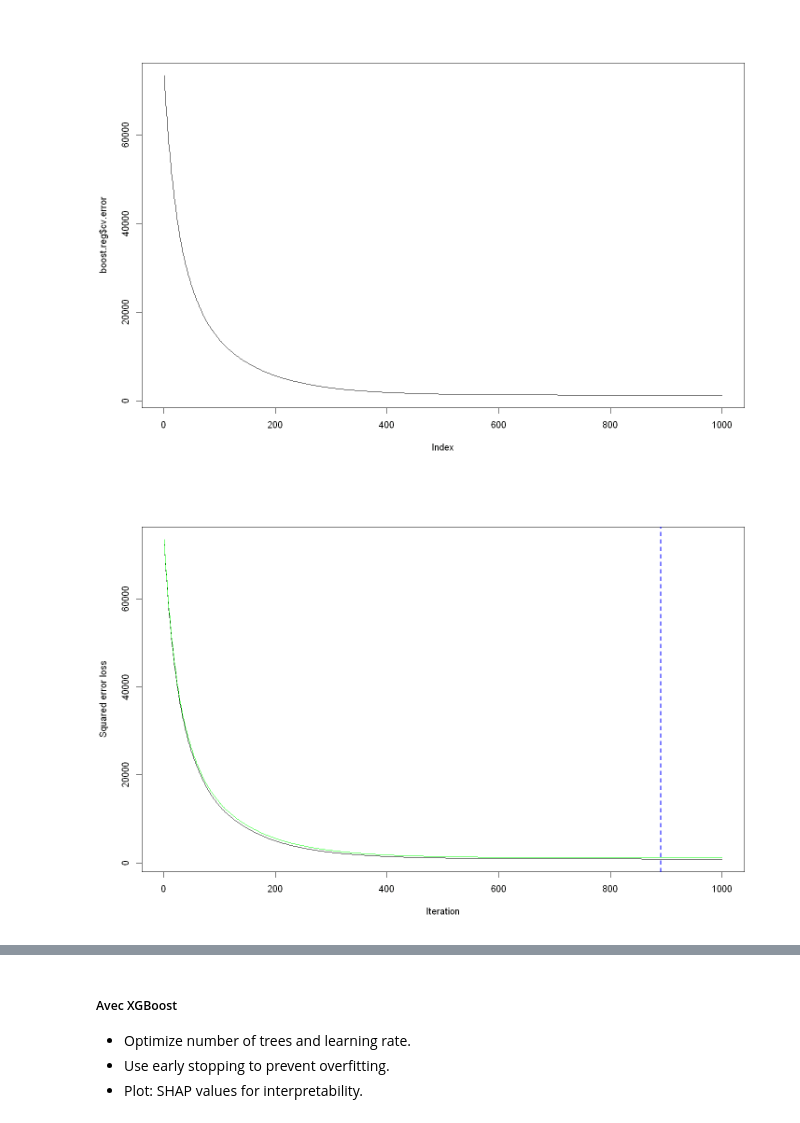
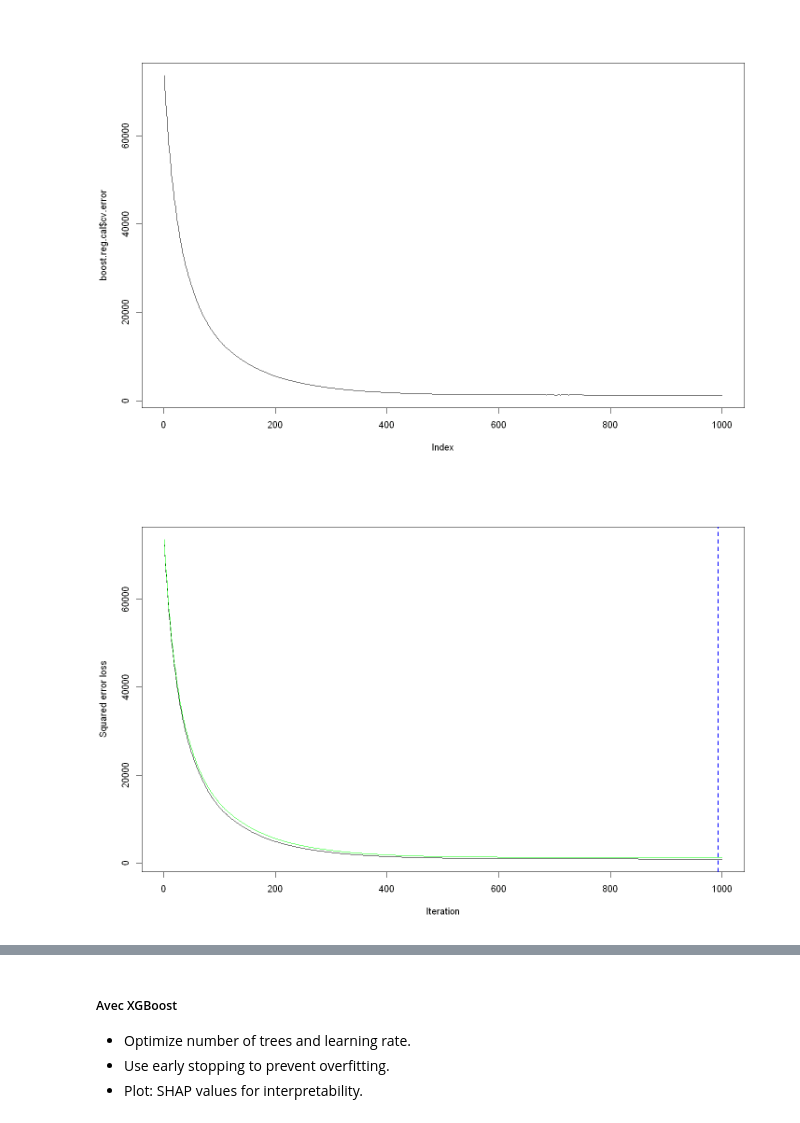
Before and after one commit to Dorianhgn/ProjetML4A, a Jupyter notebook: Calories_Burned/Dorian/R.ipynb, the cells around one changed output, grey strips where cells are left out. Cells and saved outputs as stored; diff of their text form; code cells hidden in the pictures.

```diff
--- a/Calories_Burned/Dorian/R.ipynb
+++ b/Calories_Burned/Dorian/R.ipynb
@@ -713,13 +730,13 @@ rm(p1, p2)
 # %%
 library(gbm)
 options(repr.plot.width=12, repr.plot.height=8)
-boost.reg = gbm(Calories_Burned ~ ., data = gym_train, distribution = "gaussian", n.trees = 1000,
+boost.reg.cal = gbm(Calories_Burned ~ ., data = gym_train, distribution = "gaussian", n.trees = 1000,
     cv.folds = 10, n.minobsinnode = 5, shrinkage = 0.03, verbose = FALSE)
 # fixer verbose à FALSE pour éviter trop de sorties
-plot(boost.reg$cv.error, type = "l")
+plot(boost.reg.cal$cv.error, type = "l")
 # %% [output]
 [figure]
 # %%
-best.iter=gbm.perf(boost.reg,method="cv")
+best.iter <- gbm.perf(boost.reg.cal, method="cv")
 # %% [output]
-[figure, old version]
+[figure, new version]
```
Also changed, not shown: parts of 9 cells of this notebook.
